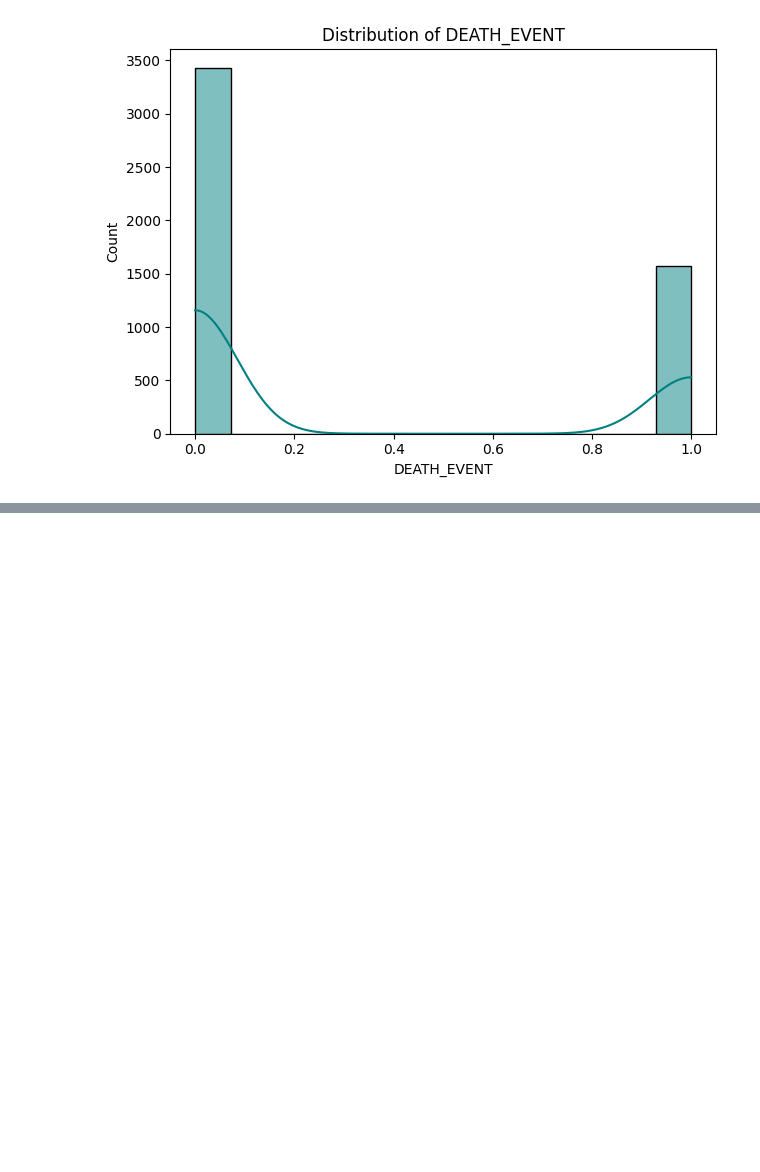
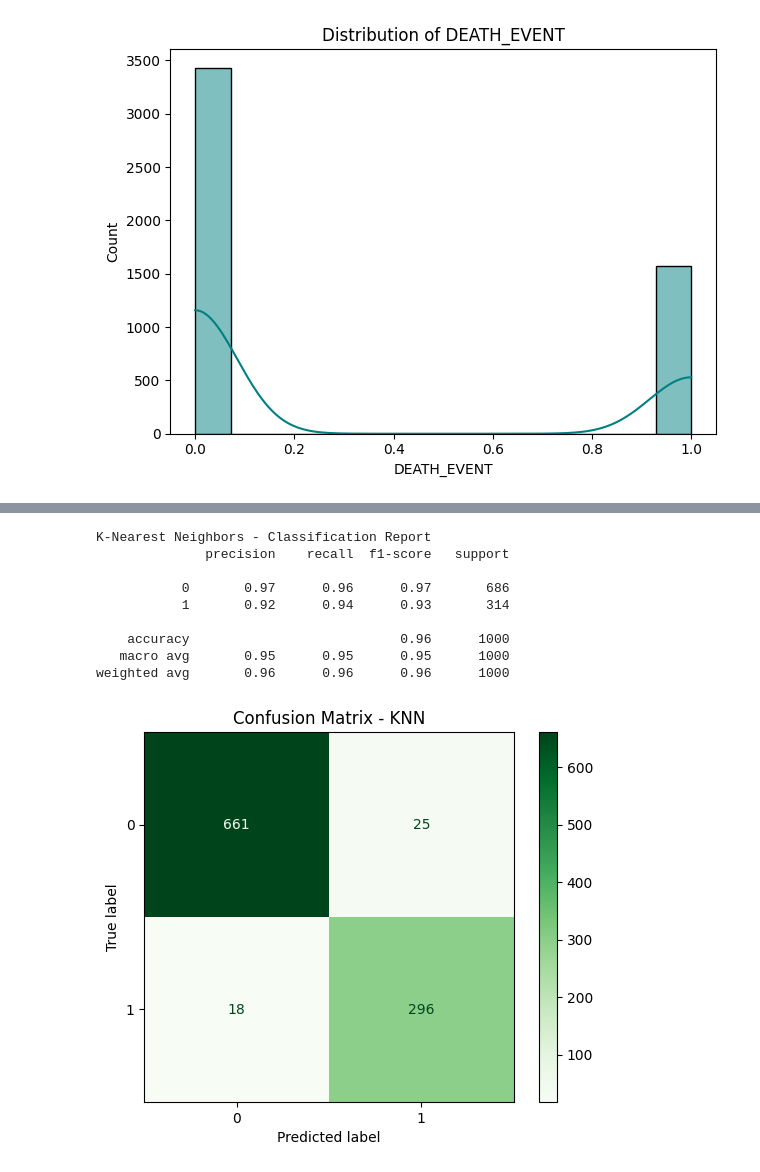
Before and after one commit to SaddiManisha/heart_failure_perdiction_ML, a Jupyter notebook: Heart_failure_prediction_ML.ipynb, the cells around one changed output, grey strips where cells are left out. Saved outputs shown, nothing was run; the diff lists cells and outputs as text; code cells hidden in the pictures; blank space fills up the shorter version.

```diff
--- a/Heart_failure_prediction_ML.ipynb
+++ b/Heart_failure_prediction_ML.ipynb
@@ -132,0 +196,27 @@ for col in num_cols:
+# %%
+# Train K-Nearest Neighbors
+knn = KNeighborsClassifier(n_neighbors=5)
+knn.fit(X_train, y_train)
+
+y_pred_knn = knn.predict(X_test)
+
+print("K-Nearest Neighbors - Classification Report")
+print(classification_report(y_test, y_pred_knn))
+
+# Confusion matrix plot
+cm_knn = confusion_matrix(y_test, y_pred_knn)
+disp_knn = ConfusionMatrixDisplay(confusion_matrix=cm_knn)
+disp_knn.plot(cmap="Greens")
+plt.title("Confusion Matrix - KNN")
+plt.show()
+# %% [output]
+K-Nearest Neighbors - Classification Report
+              precision    recall  f1-score   support
+
+           0       0.97      0.96      0.97       686
+           1       0.92      0.94      0.93       314
+
+    accuracy                           0.96      1000
+   macro avg       0.95      0.95      0.95      1000
+weighted avg       0.96      0.96      0.96      1000
+[figure, added]
```
Also changed, not shown: parts of 5 cells of this notebook.
